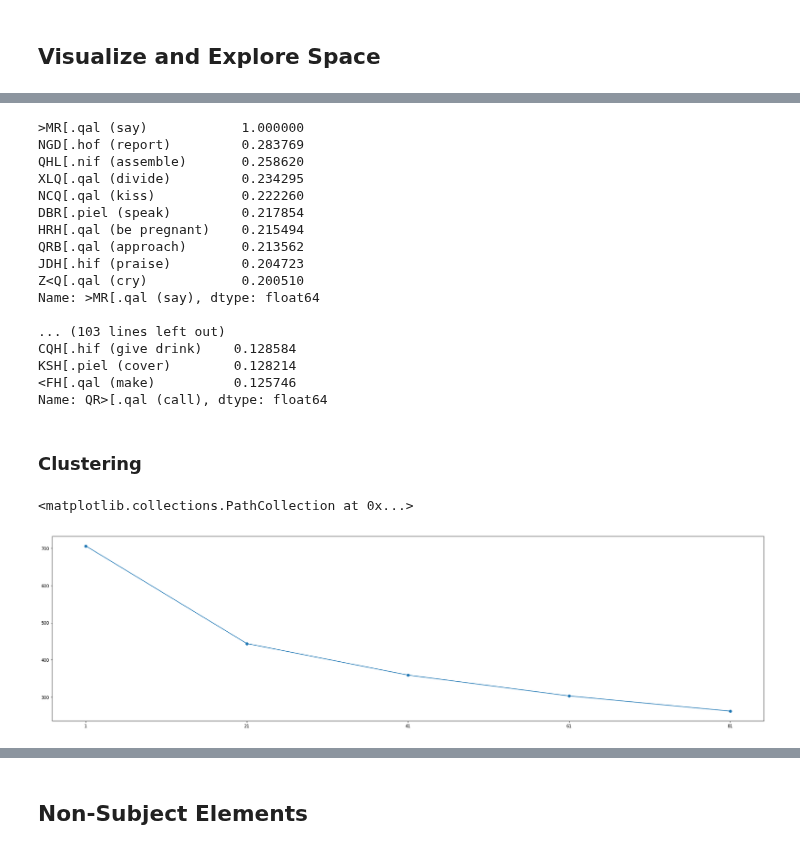
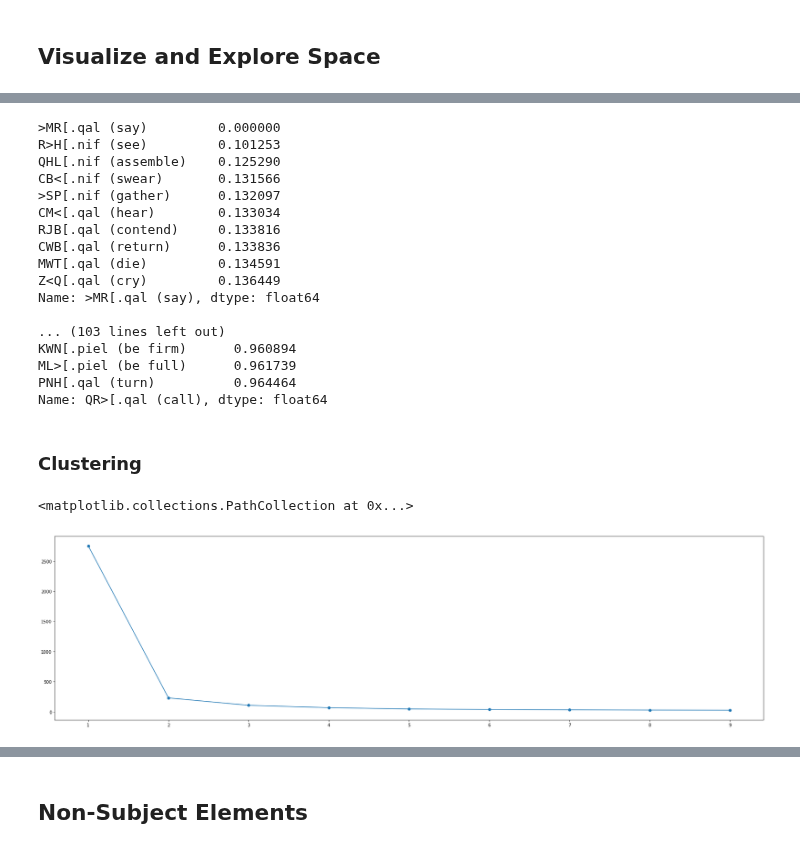
Before and after one commit to codykingham/verb_semantics, a Jupyter notebook: phase2_verb_frames.ipynb, the cells around one changed output, grey strips where cells are left out. Saved outputs shown, nothing was run; the diff lists cells and outputs as text; code cells hidden in the pictures.

```diff
--- a/phase2_verb_frames.ipynb
+++ b/phase2_verb_frames.ipynb
@@ -60,49 +68,48 @@ vfs.pmi_plot.show(axis=[-3, 20, -3, 7])
 freq_sorted = vfs.raw.sum().sort_values(ascending=False).head(200)
 # %%
 for lex in freq_sorted.index[:10]:
-
     key = f'{lex} ({vfe.target2gloss[lex]})'
-    print(vfs.similarity_pmi[key].sort_values(ascending=False).head(10))
+    print(vfs.distance_pmi_pca[key].sort_values().head(10))
     print()
 # %% [output]
->MR[.qal (say)            1.000000
-NGD[.hof (report)         0.283769
-QHL[.nif (assemble)       0.258620
-XLQ[.qal (divide)         0.234295
-NCQ[.qal (kiss)           0.222260
-DBR[.piel (speak)         0.217854
-HRH[.qal (be pregnant)    0.215494
-QRB[.qal (approach)       0.213562
-JDH[.hif (praise)         0.204723
-Z<Q[.qal (cry)            0.200510
+>MR[.qal (say)         0.000000
+R>H[.nif (see)         0.101253
+QHL[.nif (assemble)    0.125290
+CB<[.nif (swear)       0.131566
+>SP[.nif (gather)      0.132097
+CM<[.qal (hear)        0.133034
+RJB[.qal (contend)     0.133816
+CWB[.qal (return)      0.133836
+MWT[.qal (die)         0.134591
+Z<Q[.qal (cry)         0.136449
 Name: >MR[.qal (say), dtype: float64
 
 ... (103 lines left out)
-CQH[.hif (give drink)    0.128584
-KSH[.piel (cover)        0.128214
-<FH[.qal (make)          0.125746
+KWN[.piel (be firm)      0.960894
+ML>[.piel (be full)      0.961739
+PNH[.qal (turn)          0.964464
 Name: QR>[.qal (call), dtype: float64
 # %% [markdown]
 ### Clustering
 # %%
-test = vfs.pairwise_pmi
+test = vfs.pairwise_pmi_pca
 
 k_to_squared = []
-k_range = range(1, 100, 20)
+k_range = range(1, 10, 1)
 
 for k in k_range:
     kmeans = KMeans(n_clusters=k, random_state=0).fit(np.nan_to_num(test, 0))
     k_to_squared.append((k, kmeans.inertia_))
 
 x = [ks[0] for ks in sorted(k_to_squared)]
 y = [ks[1] for ks in sorted(k_to_squared)]
 
 plt.figure(figsize=(30, 8))
 ax = plt.axes()
 ax.set_xticks(tuple(k_range))
 plt.plot(x, y)
 plt.scatter(x, y)
 # %% [output]
 <matplotlib.collections.PathCollection at 0x...>
-[figure, old version]
+[figure, new version]
 # %%
```
Also changed, not shown: parts of 11 cells of this notebook, 2 other files.
